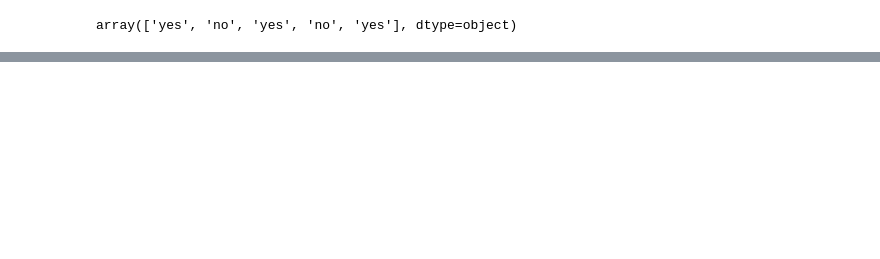
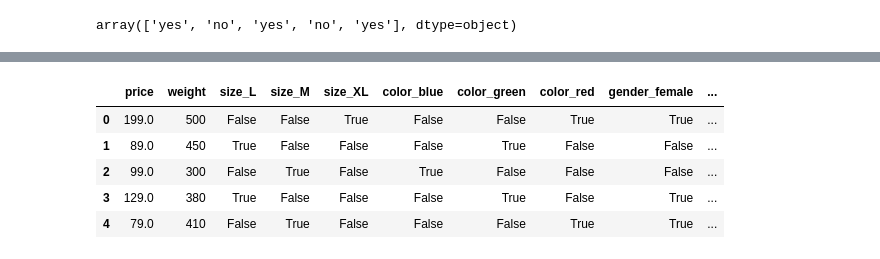
Before and after one commit to wysu97/ML-bootcamp, a Jupyter notebook: 01_preprocessing.ipynb, the cells around one changed output, grey strips where cells are left out. Cells and saved outputs as stored; diff of their text form; code cells hidden in the pictures; blank space fills up the shorter version.

```diff
--- a/01_preprocessing.ipynb
+++ b/01_preprocessing.ipynb
@@ -171,0 +172,2 @@ array(['yes', 'no', 'yes', 'no', 'yes'], dtype=object)
+# %%
+df['bought'] = le.inverse_transform(df['bought'])
@@ -171,0 +225,9 @@ array(['yes', 'no', 'yes', 'no', 'yes'], dtype=object)
+# %%
+pd.get_dummies(data=df)
+# %% [output]
+|  | price | weight | size_L | size_M | size_XL | color_blue | color_green | color_red | gender_female | ... |
+| 0 | 199.0 | 500 | False | False | True | False | False | True | True | ... |
+| 1 | 89.0 | 450 | True | False | False | False | True | False | False | ... |
+| 2 | 99.0 | 300 | False | True | False | True | False | False | False | ... |
+| 3 | 129.0 | 380 | True | False | False | False | True | False | True | ... |
+| 4 | 79.0 | 410 | False | True | False | False | False | True | True | ... |
```
Also changed, not shown: parts of 33 cells of this notebook.
